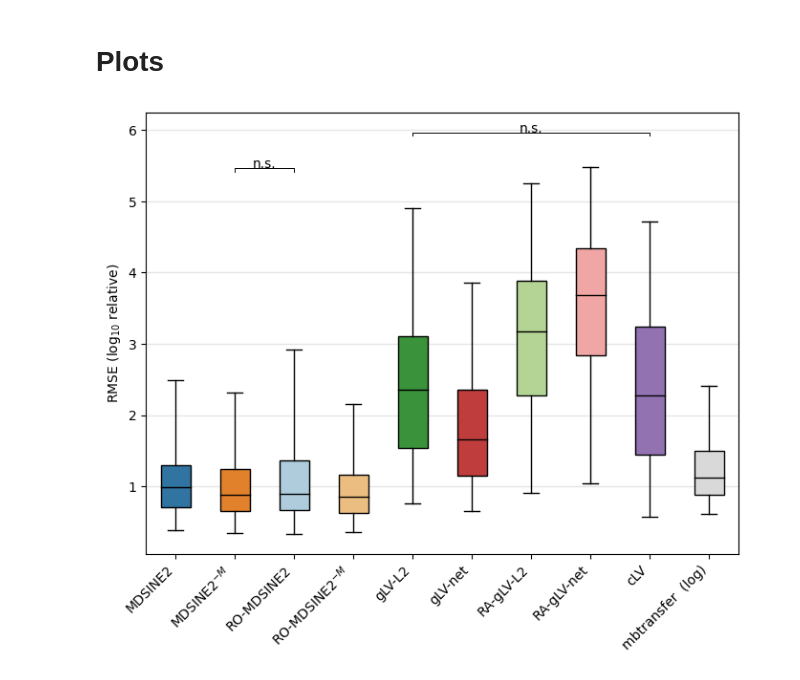
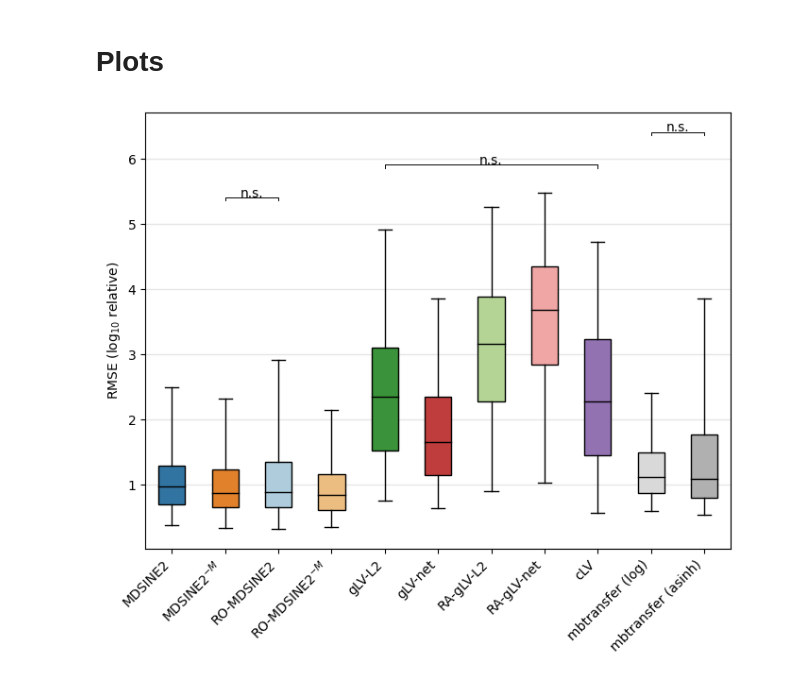
Before and after one commit to gibsonlab/microbiome_interventions, a Jupyter notebook: _plots/step1_cv_plot.ipynb, the cells around one changed output. Drawn from its saved outputs; the diff is of its cells as text; code cells hidden in the pictures.

Commit message:
arcsinh added

```diff
--- a/_plots/step1_cv_plot.ipynb
+++ b/_plots/step1_cv_plot.ipynb
@@ -186,7 +186,7 @@ healthy_rel_df = pd.concat([
     pd.read_csv(base_dir / "regression_glv_ridge" / "relative_cv.tsv", sep='\t').assign(Method="gLV (ridge)"),
     pd.read_csv(base_dir / "regression_glv_elastic_net" / "relative_cv.tsv", sep='\t').assign(Method="gLV (elastic net)"),
     pd.read_csv(base_dir / "mbtransfer" / "log" / "relative_cv.tsv", sep='\t').assign(Method="mbtransfer_log"),
-
+    pd.read_csv(base_dir / "mbtransfer" / "arcsinh" / "relative_cv.tsv", sep='\t').assign(Method="mbtransfer_arcsinh"),
 ])
 # %% [markdown]
 # Plot colors
@@ -202,7 +202,8 @@ method_labels = {
     'gLV (elastic net)': 'gLV-net',
     'gLV (ridge)': 'gLV-L2',
     'LRA': 'RA-L',
-    'mbtransfer_log': 'mbtransfer  (log)',
+    'mbtransfer_log': 'mbtransfer (log)',
+    'mbtransfer_arcsinh': 'mbtransfer (asinh)'
 }
 palette = sns.color_palette("tab10", n_colors=10)
 paired_palette = sns.color_palette("Paired")
@@ -219,23 +220,24 @@ method_colors = {
     'cLV': palette[4],
     'LRA': palette[5],
     'mbtransfer_log': gradient_palette[2],
+    'mbtransfer_arcsinh': gradient_palette[4]
 }
 # %% [markdown]
 # Plots
 # %%
-method_order = ['MDSINE2', 'MDSINE2 (No Modules)', 'RA-MDSINE2', 'RA-MDSINE2 (No Modules)', 'gLV (ridge)', 'gLV (elastic net)', 'gLV-RA (ridge)', 'gLV-RA (elastic net)', 'cLV', 'LRA', 'mbtransfer_log']
+method_order = ['MDSINE2', 'MDSINE2 (No Modules)', 'RA-MDSINE2', 'RA-MDSINE2 (No Modules)', 'gLV (ridge)', 'gLV (elastic net)', 'gLV-RA (ridge)', 'gLV-RA (elastic net)', 'cLV', 'mbtransfer_log', 'mbtransfer_arcsinh']
 
 
 fig, ax = plt.subplots(1, 1, figsize=(8, 6))
 
 box_width = 0.5
 # lb = 1e-5
 # method_order = ['MDSINE2', 'MDSINE2 (No Modules)', 'gLV (ridge)', 'gLV (elastic net)', 'mbtransfer']
 # healthy_abs_errors = make_boxplot(axes['healthy_abs'], healthy_abs_df, method_order, method_labels, method_colors, xlabel='', ylabel=r'RMSE ($\log_{10}$ Concentration)', lb=lb, eps=1e3, box_width=0.5)
 
 lb = 1e-10
 healthy_rel_errors = make_boxplot(ax, healthy_rel_df, method_order, method_labels, method_colors, xlabel='', ylabel='RMSE ($\log_{10}$ relative)', lb=lb, eps=1e-8, box_width=box_width)
 
 plt.savefig('mbtransfer_healthy_cohort.pdf',bbox_inches='tight')
 # %% [output]
-[figure, old version]
+[figure, new version]
```
Also changed, not shown: parts of 1 cell of this notebook, 12 other files.
